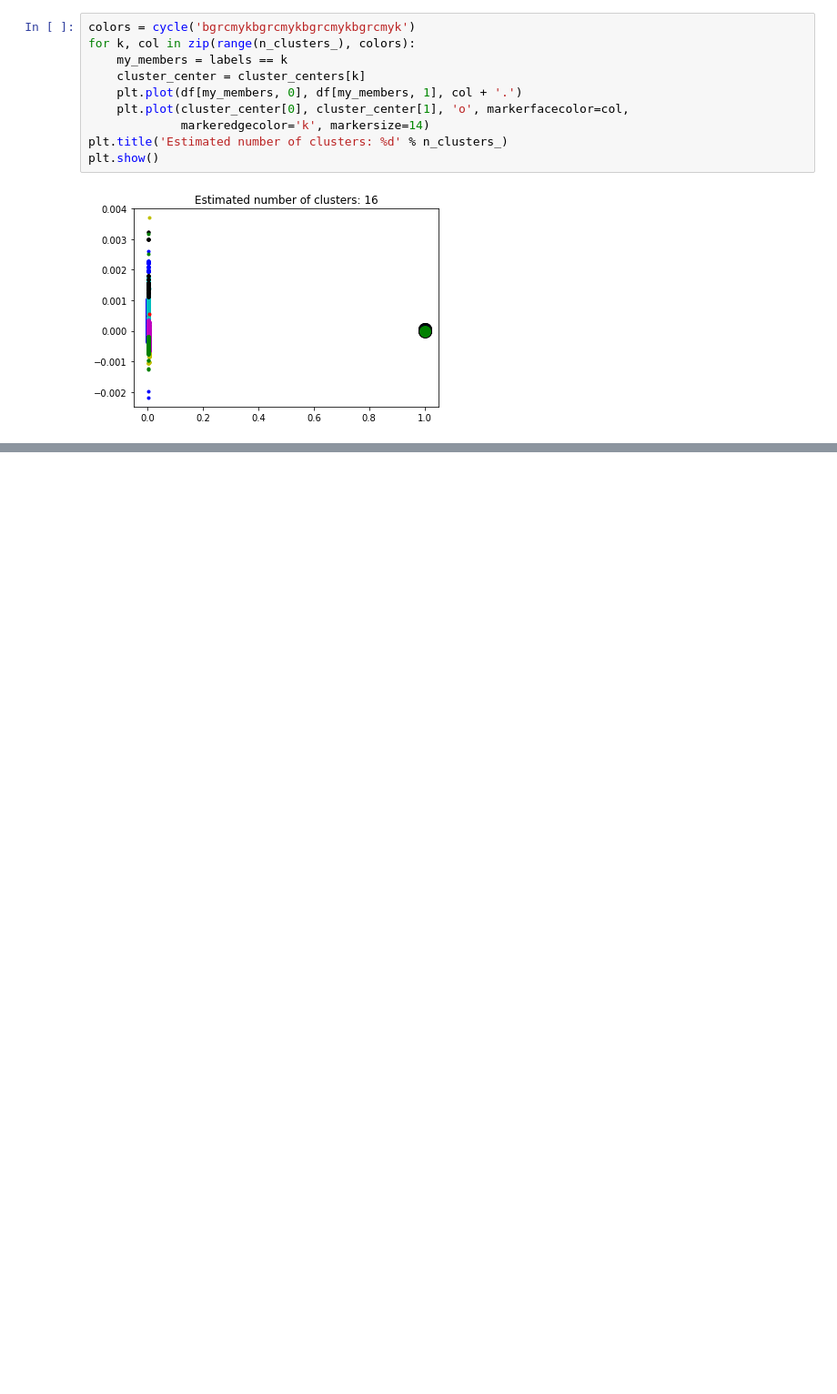
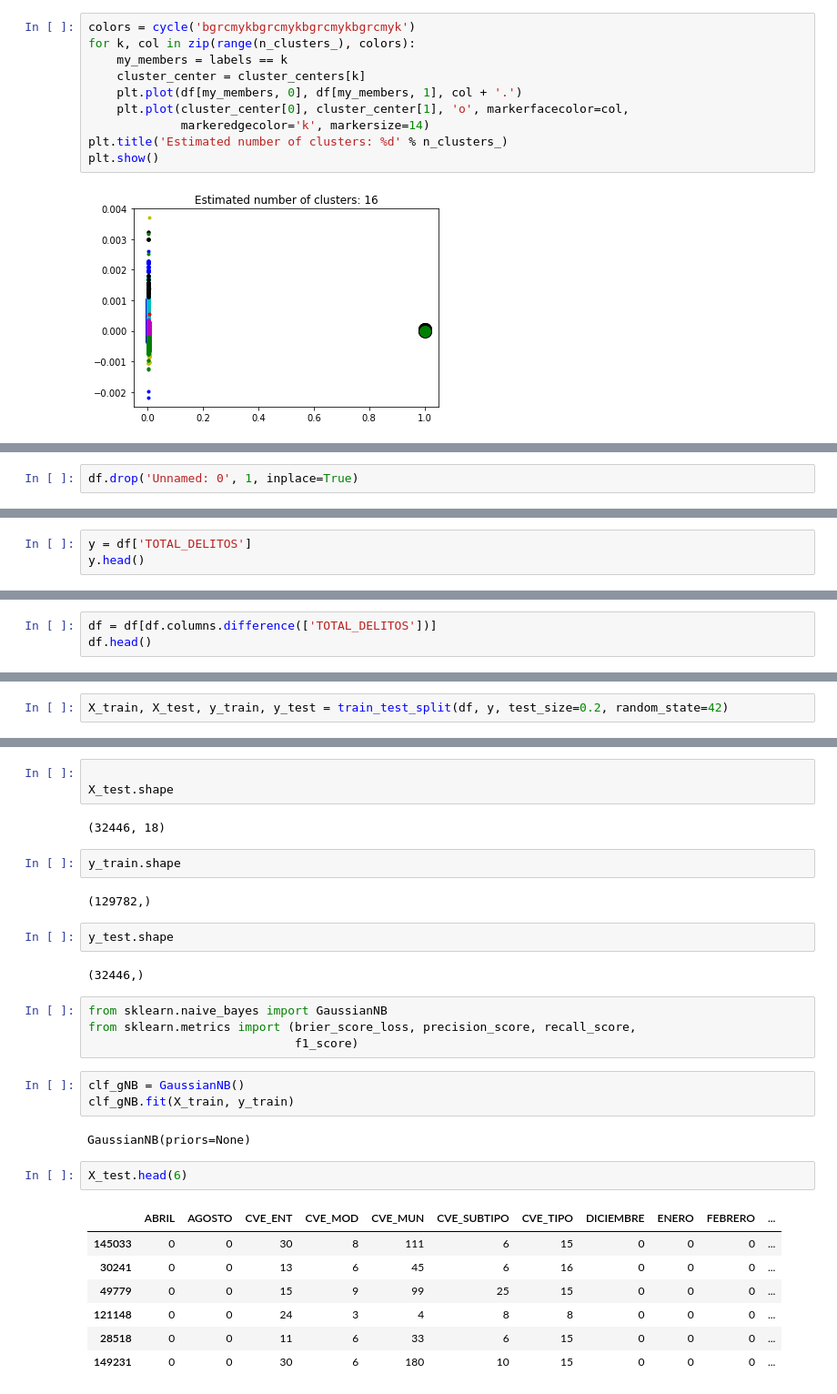
Before and after one commit to SaltoUriel/Thogar_Envipe2017, a Jupyter notebook: Untitled1.ipynb, the cells around one changed output, grey strips where cells are left out. Shown: that part at 91% size. Saved outputs shown, nothing was run; the diff lists cells and outputs as text; blank space fills up the shorter version.

```diff
--- a/Untitled1.ipynb
+++ b/Untitled1.ipynb
@@ -159,0 +310,2 @@ plt.show()
+# %%
+df.drop('Unnamed: 0', 1, inplace=True)
@@ -159,0 +321,3 @@ plt.show()
+# %%
+y = df['TOTAL_DELITOS']
+y.head()
@@ -159,0 +331,3 @@ plt.show()
+# %%
+df = df[df.columns.difference(['TOTAL_DELITOS'])]
+df.head()
@@ -159,0 +343,2 @@ plt.show()
+# %%
+X_train, X_test, y_train, y_test = train_test_split(df, y, test_size=0.2, random_state=42)
@@ -159,0 +349,32 @@ plt.show()
+# %%
+
+X_test.shape
+# %% [output]
+(32446, 18)
+# %%
+y_train.shape
+# %% [output]
+(129782,)
+# %%
+y_test.shape
+# %% [output]
+(32446,)
+# %%
+from sklearn.naive_bayes import GaussianNB
+from sklearn.metrics import (brier_score_loss, precision_score, recall_score,
+                             f1_score)
+# %%
+clf_gNB = GaussianNB()
+clf_gNB.fit(X_train, y_train)
+# %% [output]
+GaussianNB(priors=None)
+# %%
+X_test.head(6)
+# %% [output]
+|  | ABRIL | AGOSTO | CVE_ENT | CVE_MOD | CVE_MUN | CVE_SUBTIPO | CVE_TIPO | DICIEMBRE | ENERO | FEBRERO | ... |
+| 145033 | 0 | 0 | 30 | 8 | 111 | 6 | 15 | 0 | 0 | 0 | ... |
+| 30241 | 0 | 0 | 13 | 6 | 45 | 6 | 16 | 0 | 0 | 0 | ... |
+| 49779 | 0 | 0 | 15 | 9 | 99 | 25 | 15 | 0 | 0 | 0 | ... |
+| 121148 | 0 | 0 | 24 | 3 | 4 | 8 | 8 | 0 | 0 | 0 | ... |
+| 28518 | 0 | 0 | 11 | 6 | 33 | 6 | 15 | 0 | 0 | 0 | ... |
+| 149231 | 0 | 0 | 30 | 6 | 180 | 10 | 15 | 0 | 0 | 0 | ... |
```
Also changed, not shown: parts of 33 cells of this notebook, 2 other files.
